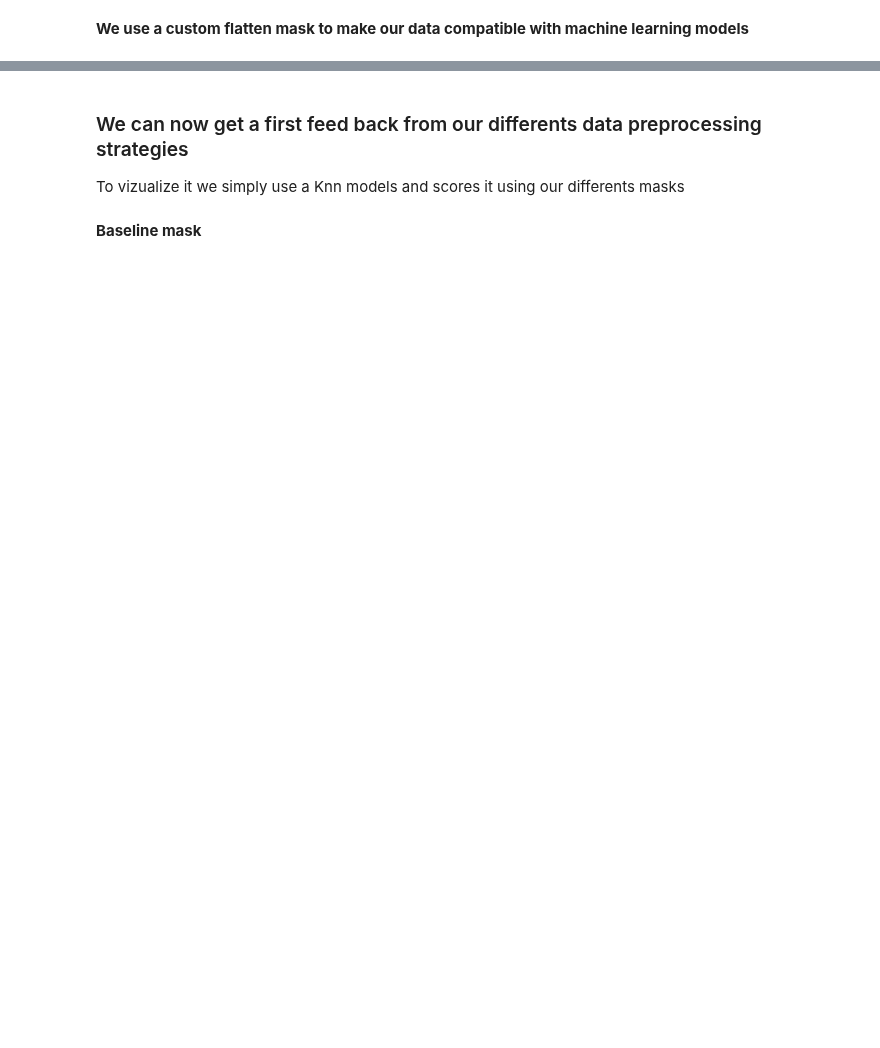
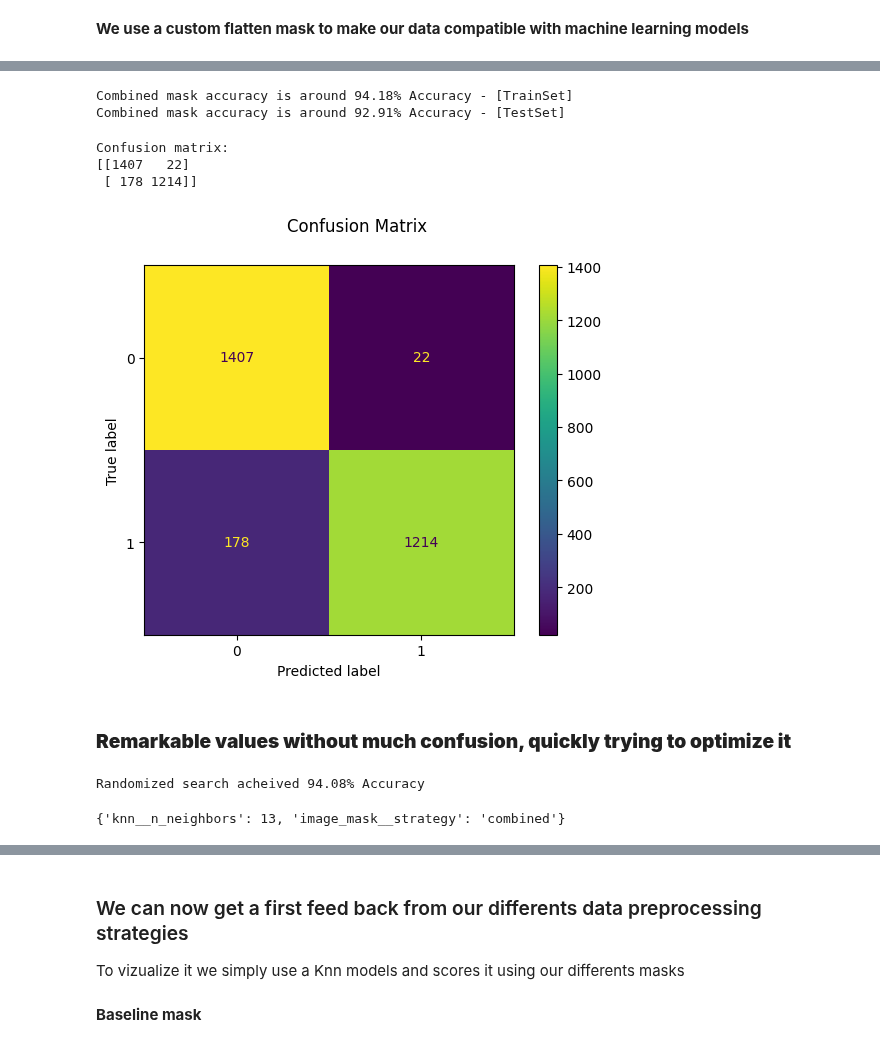
Before and after one commit to lucas066001/IllnessRecognition, a Jupyter notebook: app/ml/modelsFinding.ipynb, the cells around one changed output, grey strips where cells are left out. Saved outputs shown, nothing was run; the diff lists cells and outputs as text; code cells hidden in the pictures; blank space fills up the shorter version.

```diff
--- a/app/ml/modelsFinding.ipynb
+++ b/app/ml/modelsFinding.ipynb
@@ -44,0 +101,17 @@ np.shape(X)
+# %%
+from sklearn.datasets import make_classification
+from imblearn.over_sampling import SMOTE
+
+# Before applying SMOTE
+print("Class distribution before SMOTE:")
+print("Class 0:", sum(y_simpler == 0))
+print("Class 1:", sum(y_simpler == 1))
+
+# Apply SMOTE to balance the classes
+smote = SMOTE(sampling_strategy='auto', random_state=42)
+X_resampled_simpler, y_resampled_simpler = smote.fit_resample(X, y_simpler)
+
+# After applying SMOTE
+print("\nClass distribution after SMOTE:")
+print("Class 0:", sum(y_resampled_simpler == 0))
+print("Class 1:", sum(y_resampled_simpler == 1))
@@ -44,0 +126,63 @@ np.shape(X)
+# %%
+X_train_simple, X_test_simple, y_train_simple, y_test_simple = train_test_split(X_resampled_simpler, y_resampled_simpler, test_size=0.33, random_state=0)
+# %%
+from sklearn.neighbors import KNeighborsClassifier
+from local_lib.mask_transformer import MaskSeuilTransformer
+from sklearn.pipeline import Pipeline
+
+pipeline = Pipeline([
+    ('image_mask', MaskSeuilTransformer(strategy='baseline')),
+    ('knn', KNeighborsClassifier())
+])
+
+pipeline.fit(X_train_simple, y_train_simple)
+accTrain = round(pipeline.score(X_train_simple, y_train_simple) * 100, 2)
+accTest = round(pipeline.score(X_test_simple, y_test_simple) * 100, 2)
+print("Combined mask accuracy is around " + str(accTrain) + "% Accuracy - [TrainSet]")
+print("Combined mask accuracy is around " + str(accTest) + "% Accuracy - [TestSet]")
+# %% [output]
+Combined mask accuracy is around 94.18% Accuracy - [TrainSet]
+Combined mask accuracy is around 92.91% Accuracy - [TestSet]
+# %%
+from sklearn.metrics import ConfusionMatrixDisplay
+y_pred_simpler = pipeline.predict(X_test_simple)
+disp = ConfusionMatrixDisplay.from_predictions(y_test_simple, y_pred_simpler)
+disp.figure_.suptitle("Confusion Matrix")
+print(f"Confusion matrix:\n{disp.confusion_matrix}")
+plt.show()
+# %% [output]
+Confusion matrix:
+[[1407   22]
+ [ 178 1214]]
+[figure, added]
+# %% [markdown]
+### **Remarkable values without much confusion, quickly trying to optimize it**
+# %%
+from sklearn.preprocessing import StandardScaler
+from sklearn.model_selection import cross_validate, RandomizedSearchCV
+from local_lib.testerTransformer import TesterTransformer
+
+pipeline = Pipeline([
+    ('image_mask', MaskSeuilTransformer()),
+    ('knn', KNeighborsClassifier())
+])
+
+param_grid = {'image_mask__strategy': ["combined", "geometry", "baseline"],
+              'knn__n_neighbors': range(4,15)
+              }
+
+random_search = RandomizedSearchCV(
+                    pipeline,
+                    param_distributions=param_grid,
+                    n_iter=8,
+                    cv=5,
+                    scoring='accuracy',
+                    random_state=42).fit(X_resampled_simpler, y_resampled_simpler)
+
+
+ac = round(random_search.score(X_test_simple, y_test_simple) * 100, 2)
+print("Randomized search acheived " + str(ac) + "% Accuracy")
+random_search.best_params_
+# %% [output]
+Randomized search acheived 94.08% Accuracy
+{'knn__n_neighbors': 13, 'image_mask__strategy': 'combined'}
```
Also changed, not shown: parts of 49 cells of this notebook, 2 other files.
